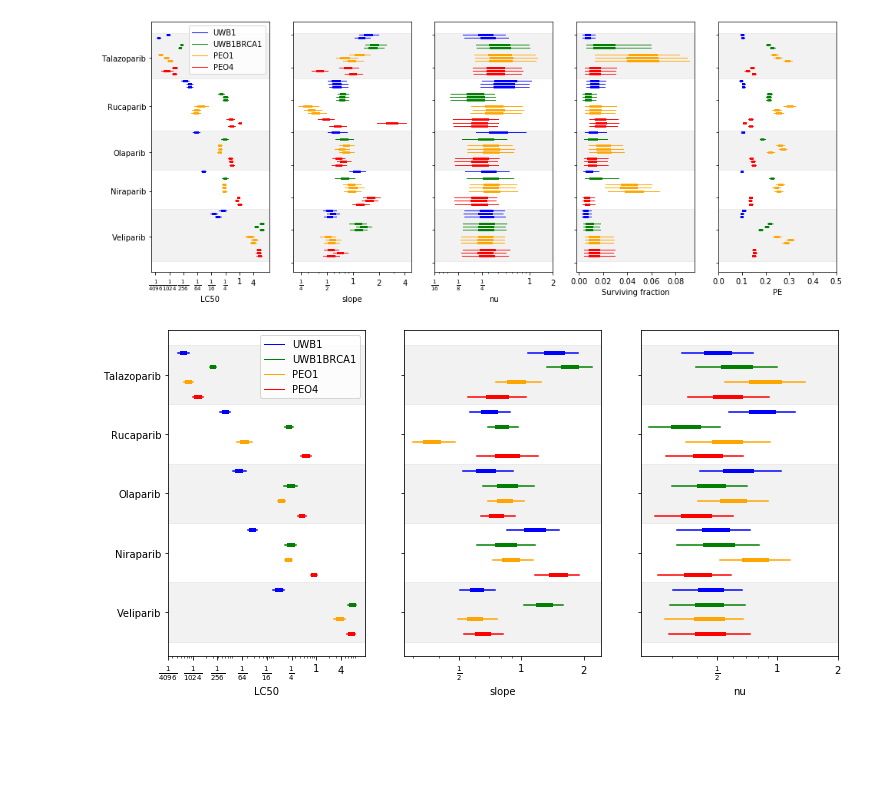
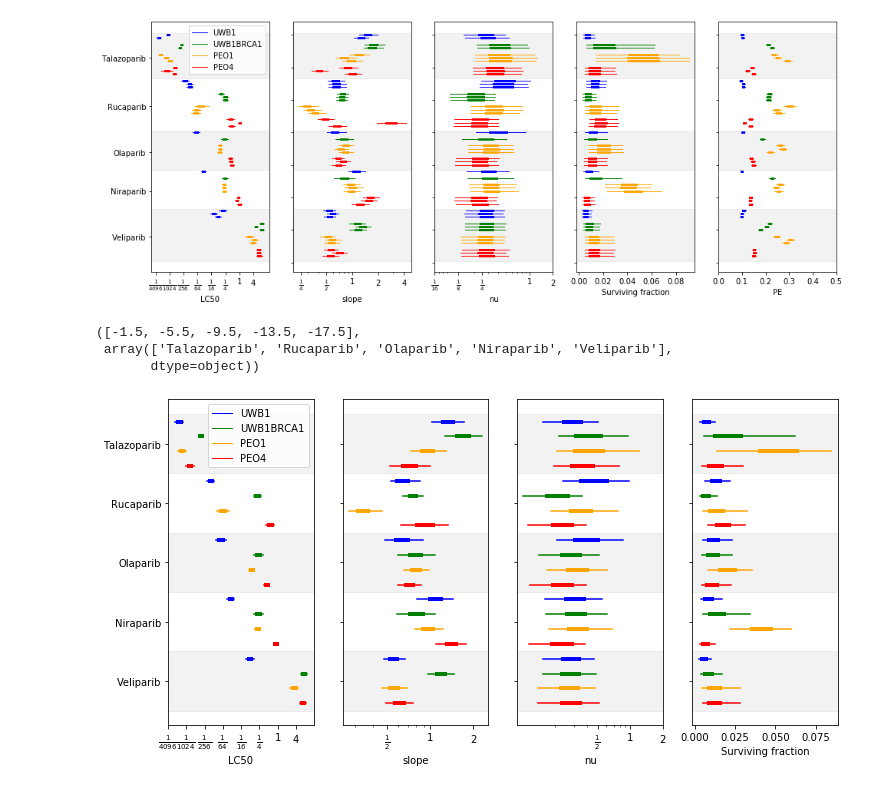
Before and after one commit to evenhuis/clonogenic, a Jupyter notebook: HMC_model1.ipynb, the cells around one changed output. Drawn from its saved outputs; the diff is of its cells as text; code cells hidden in the pictures; blank space fills up the shorter version.

```diff
--- a/HMC_model1.ipynb
+++ b/HMC_model1.ipynb
@@ -267,7 +214,7 @@ with pm.Model() as hm_test:
     yi = pm.Poisson('yi',mu=model,observed=counts)
 # %%
 with hm_test:
-    trace = pm.sample(draws=1500)
+    trace = pm.sample(draws=1000)
 # %% [output]
 Auto-assigning NUTS sampler...
 Initializing NUTS using jitter+adapt_diag...
@@ -358,12 +290,12 @@ Text(0, 0.5, 'Cells')
 [figure]
 # %%
 # get the order of the drugs LC50, we will order the plots by these
-drug2drugcell
 lc50s = np.median(trace.get_values('dLC50_l_l1'),axis=0)
 lc50_d = np.zeros(len(np.unique(drug2drugcell)) )
 for i in np.unique(drug2drugcell):
     lc50_d[i]=np.average( lc50s[drug2drugcell==i] )
 isort = np.argsort(lc50_d)
+drugnames = df['Drug'].unique()
 drugsort=drugnames[isort]
 # %%
 fig,axs = plt.subplots(1,2,figsize=(14,6),sharex=True)
@@ -374,7 +306,7 @@ ax = axs[1]
 ax.set_title('Pooled model')
 cu.var_comp(ax,df,trace   ,'LC50',drugs=drugsort,label=False)
 axs[0].set_xscale('log')
-set_pow2format(axs[0],[2**n for n in range(-12,3,2)])
+cu.set_pow2format(axs[0],[2**n for n in range(-12,3,2)])
 # %% [output]
 [figure]
 # %%
@@ -383,17 +315,17 @@ fig,axs = plt.subplots(1,5,figsize=(16,6))
 axs[0].set_xlabel('LC50')
 cu.var_comp(axs[0],df,trace,'LC50',drugs=drugsort,legend='upper right')
 axs[0].set_xscale('log')
-set_pow2format(axs[0],[2**n for n in range(-12,3,2)])
+cu.set_pow2format(axs[0],[2**n for n in range(-12,3,2)])
 
 axs[1].set_xlabel('slope')
 cu.var_comp(axs[1],df,trace   ,'slope',drugs=drugsort,label=False)
 axs[1].set_xscale('log')
-set_pow2format(axs[1],[0.25,0.5,1,2,4])
+cu.set_pow2format(axs[1],[0.25,0.5,1,2,4])
 
 axs[2].set_xlabel('nu')
 cu.var_comp(axs[2],df,trace   ,'nu',drugs=drugsort,label=False)
 axs[2].set_xscale('log')
-set_pow2format(axs[2],[1/16.,1/8.,1/4.,1,2])
+cu.set_pow2format(axs[2],[1/16.,1/8.,1/4.,1,2])
 
 axs[3].set_xlabel('Surviving fraction')
 cu.var_comp(axs[3],df,trace,'sfrac',drugs=drugsort,label=False)
@@ -404,24 +336,31 @@ cu.var_comp(axs[4],df,trace,'PE', drugs=drugsort,label=False)
 # %% [output]
 [figure]
 # %%
-fig,axs = plt.subplots(1,3,figsize=(12,6))
+fig,axs = plt.subplots(1,4,figsize=(12,6))
 
 ax=axs[0]
 ax.set_xlabel("LC50")
 cu.var_comp_level1(ax,df,trace,'LC50_l',transform=np.exp, drugs=drugsort, legend='upper right')
 ax.set_xscale('log')
-set_pow2format(ax,[2**n for n in range(-12,3,2)])
+cu.set_pow2format(ax,[2**n for n in range(-12,3,2)])
 
 ax=axs[1]
 ax.set_xlabel("slope")
 cu.var_comp_level1(ax,df,trace,'slope_l',transform=np.exp,drugs=drugsort, label=False)
 ax.set_xscale('log')
-set_pow2format(ax,[2**n for n in range(-1,2,1)])
+cu.set_pow2format(ax,[2**n for n in range(-1,2,1)])
 
 ax=axs[2]
 ax.set_xlabel("nu")
 cu.var_comp_level1(ax,df,trace,'nu_l',transform=np.exp,drugs=drugsort, label=False)
 ax.set_xscale('log')
-set_pow2format(ax,[2**n for n in range(-1,2,1)])
+cu.set_pow2format(ax,[2**n for n in range(-1,2,1)])
+
+ax=axs[3]
+ax.set_xlabel("Surviving fraction")
+cu.var_comp_level1(ax,df,trace,'sfrac_l',transform=np.exp  ,drugs=drugsort, label=False)
 # %% [output]
+([-1.5, -5.5, -9.5, -13.5, -17.5],
+ array(['Talazoparib', 'Rucaparib', 'Olaparib', 'Niraparib', 'Veliparib'],
+       dtype=object))
-[figure, old version]
+[figure, new version]
```
Also changed, not shown: parts of 31 cells of this notebook, 1 other file.
